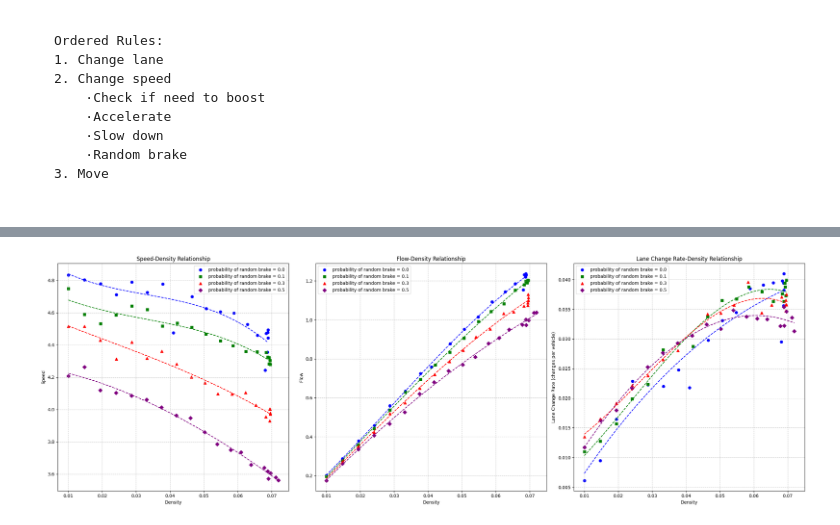
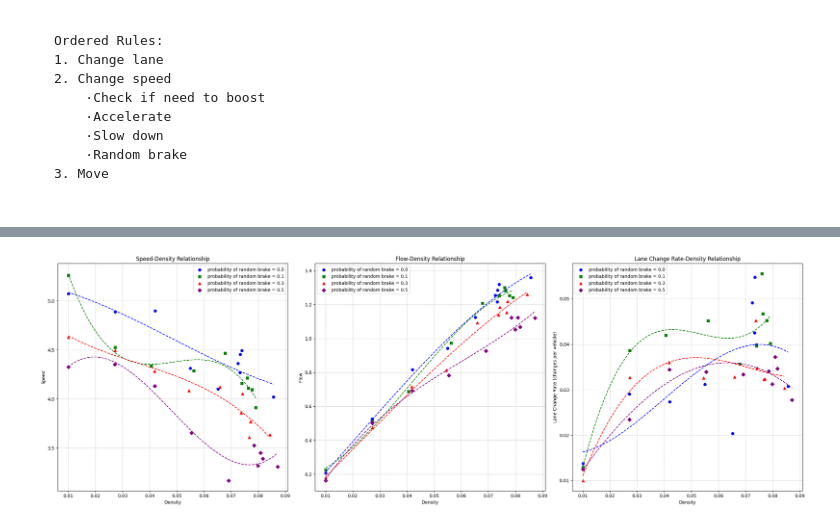
Before and after one commit to summer-dimples/summer, a Jupyter notebook: Long_Model.ipynb, the cells around one changed output, grey strips where cells are left out. Saved outputs shown, nothing was run; the diff lists cells and outputs as text; code cells hidden in the pictures.

```diff
--- a/Long_Model.ipynb
+++ b/Long_Model.ipynb
@@ -443,12 +650,13 @@ def plot_fundamental_diagrams(length=500, t0=200, steps=500, interval_size=1):
 # %%
 def compare_brake_chances():
-    length = 2000
-    t0 = 100
-    steps = 2000
-    interval_size = 10
+    length = 1000
+    t0 = 1000
+    steps = 1500
+    interval_size = 20
+
 
     brake_chances = [0.0, 0.1, 0.3, 0.5]
-    target_densities = np.linspace(0.01, 0.9, 20)
+    target_densities = np.linspace(0.01, 0.1, 15)
     all_results = {}
 
     fig, (ax1, ax2, ax3) = plt.subplots(1, 3, figsize=(24, 8))
@@ -468,7 +676,8 @@ def compare_brake_chances():
                 steps=steps,
                 target_density=target_density,
                 interval_size=interval_size,
-                random_brake_override=brake_chance
+                random_brake_override=brake_chance,
+                driver_types_dict=None
             )
 
             avg_velocity = np.mean(velocities)
@@ -489,14 +698,11 @@ def compare_brake_chances():
             label=f'probability of random brake = {brake_chance}'
         )
 
-        if len(avg_densities) > 1:
-            try:
-                z = np.polyfit(avg_densities, avg_velocities, 3)
-                p = np.poly1d(z)
-                x_range = np.linspace(min(avg_densities), max(avg_densities), 100)
-                ax1.plot(x_range, p(x_range), color=colors[i], linestyle='--')
-            except:
-                pass
+        z = np.polyfit(avg_densities, avg_velocities, 3)
+        p = np.poly1d(z)
+        x_range = np.linspace(min(avg_densities), max(avg_densities), 100)
+        ax1.plot(x_range, p(x_range), color=colors[i], linestyle='--')
+
 
         ax2.scatter(
             avg_densities,
@@ -506,14 +712,10 @@ def compare_brake_chances():
             label=f'probability of random brake = {brake_chance}'
         )
 
-        if len(avg_densities) > 1:
-            try:
-                z = np.polyfit(avg_densities, avg_flows, 3)
-                p = np.poly1d(z)
-                x_range = np.linspace(min(avg_densities), max(avg_densities), 100)
-                ax2.plot(x_range, p(x_range), color=colors[i], linestyle='--')
-            except:
-                pass
+        z = np.polyfit(avg_densities, avg_flows, 3)
+        p = np.poly1d(z)
+        x_range = np.linspace(min(avg_densities), max(avg_densities), 100)
+        ax2.plot(x_range, p(x_range), color=colors[i], linestyle='--')
 
         ax3.scatter(
             avg_densities,
@@ -521,42 +723,45 @@ def compare_brake_chances():
             color=colors[i],
             marker=markers[i],
             label=f'probability of random brake = {brake_chance}'
         )
 
-        if len(avg_densities) > 1:
-            try:
-                z = np.polyfit(avg_densities, avg_lane_changes, 3)
-                p = np.poly1d(z)
-                x_range = np.linspace(min(avg_densities), max(avg_densities), 100)
-                ax3.plot(x_range, p(x_range), color=colors[i], linestyle='--')
-            except:
-                pass
+
+        z = np.polyfit(avg_densities, avg_lane_changes, 3)
+        p = np.poly1d(z)
+        x_range = np.linspace(min(avg_densities), max(avg_densities), 100)
+        ax3.plot(x_range, p(x_range), color=colors[i], linestyle='--')
+
 
     ax1.set_xlabel('Density')
     ax1.set_ylabel('Speed')
     ax1.set_title('Speed-Density Relationship')
     ax1.grid(True, linestyle='--', alpha=0.7)
     ax1.legend()
 
     ax2.set_xlabel('Density')
     ax2.set_ylabel('Flow')
     ax2.set_title('Flow-Density Relationship')
     ax2.grid(True, linestyle='--', alpha=0.7)
     ax2.legend()
 
     ax3.set_xlabel('Density')
     ax3.set_ylabel('Lane Change Rate (changes per vehicle)')
     ax3.set_title('Lane Change Rate-Density Relationship')
     ax3.grid(True, linestyle='--', alpha=0.7)
     ax3.legend()
 
     plt.tight_layout()
-    plt.savefig('traffic_comparison.png')
+    plt.savefig('traffic_comparison_for_random_brake.png')
     plt.show()
 
-    return
+    return {
+        'avg_densities': avg_densities,
+        'avg_velocities': avg_velocities,
+        'avg_flow': avg_flows,
+        'avg_lane_changes': avg_lane_changes
+    }
 
-np.random.seed(3)
+
 compare_brake_chances()
 # %% [output]
-[figure, old version]
+[figure, new version]
```
Also changed, not shown: parts of 4 cells of this notebook, 3 other files.
